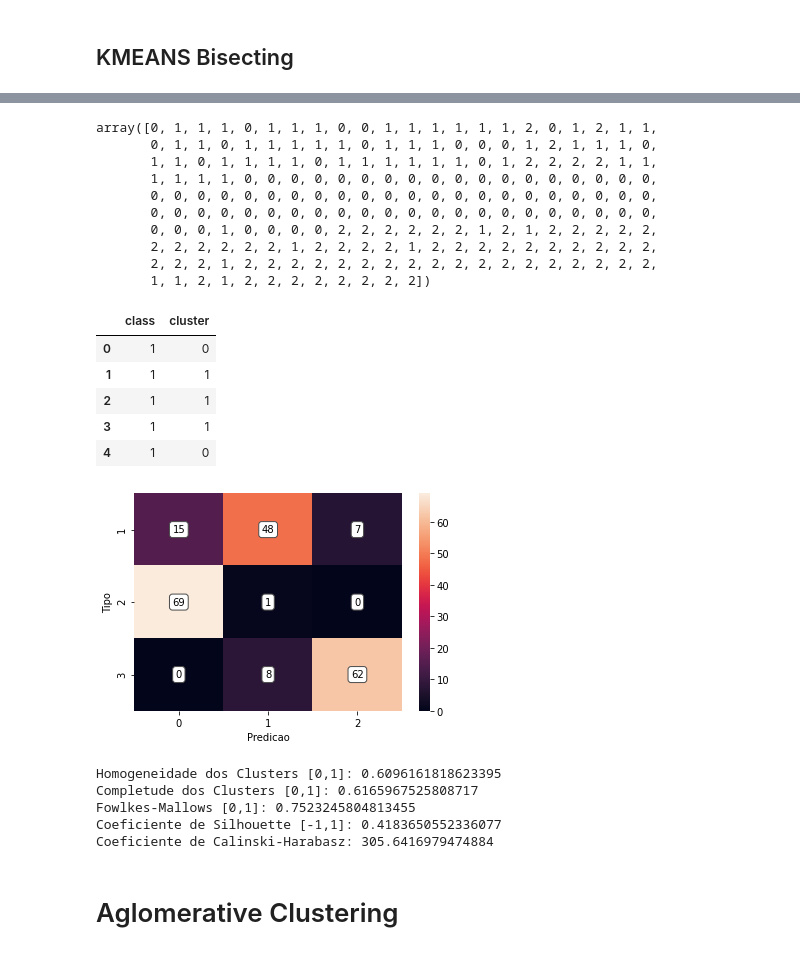
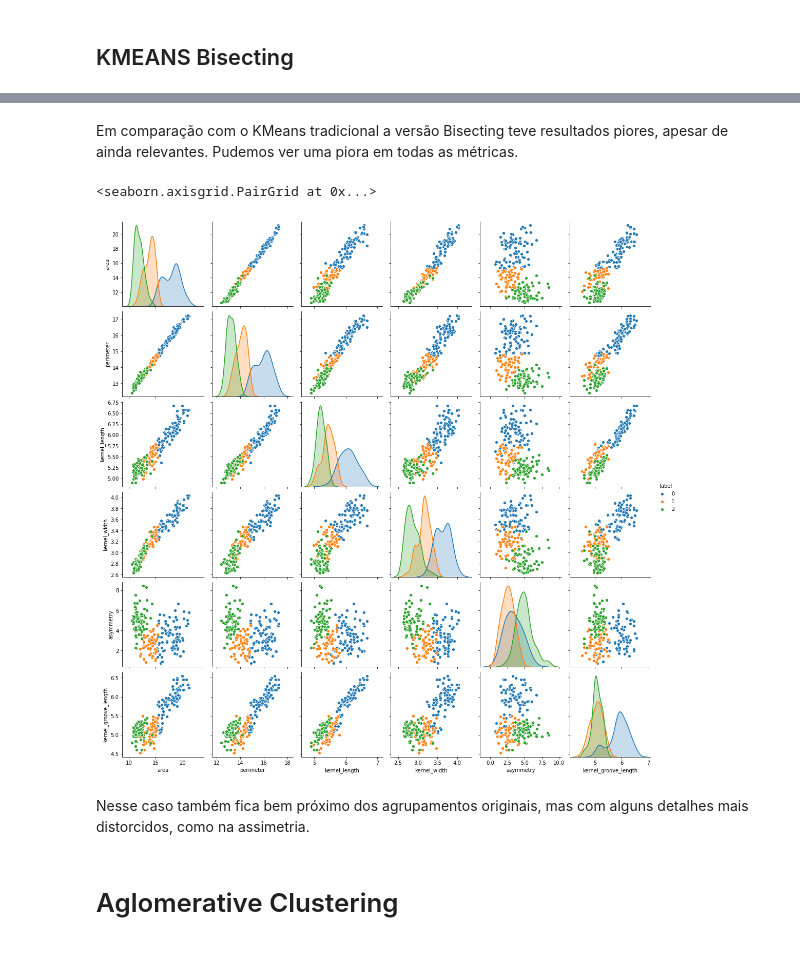
Before and after one commit to viniciuslettieri/Aprendizado-de-Maquina-2022.2, a Jupyter notebook: Clusterization/Comparacao de Metodos/tarefa_4_clusterizacao.ipynb, the cells around one changed output, grey strips where cells are left out. Saved outputs shown, nothing was run; the diff lists cells and outputs as text; code cells hidden in the pictures.

```diff
--- a/Clusterization/Comparacao de Metodos/tarefa_4_clusterizacao.ipynb
+++ b/Clusterization/Comparacao de Metodos/tarefa_4_clusterizacao.ipynb
@@ -160,4 +191,20 @@ Coeficiente de Calinski-Harabasz: 375.8049613895007
 # %% [markdown]
 ## KMEANS Bisecting
+# %%
+def run_bikmeans():
+    bikmeans_data = {}
+
+    bikmeans_data['model'] = BisectingKMeans(n_clusters=3, random_state=42)
+    bikmeans_data['model'].fit(df)
+
+    bikmeans_data['df_comparison'] = pd.DataFrame({
+        "class": df_label,
+        "cluster": bikmeans_data['model'].labels_
+    })
+    matriz_contingencia(bikmeans_data["df_comparison"])
+
+    calculate_metrics(bikmeans_data["df_comparison"], df)
+
+    return bikmeans_data
 # %%
-bikmeans_data = {}
+bikmeans_data = run_bikmeans()
@@ -164,44 +218,14 @@ bikmeans_data = {}
-# %%
-bikmeans_data['model'] = BisectingKMeans(n_clusters=3, random_state=42)
-bikmeans_data['model'].fit(df)
-
-bikmeans_data['model'].labels_
-# %% [output]
-array([0, 1, 1, 1, 0, 1, 1, 1, 0, 0, 1, 1, 1, 1, 1, 1, 2, 0, 1, 2, 1, 1,
-       0, 1, 1, 0, 1, 1, 1, 1, 1, 0, 1, 1, 1, 0, 0, 0, 1, 2, 1, 1, 1, 0,
-       1, 1, 0, 1, 1, 1, 1, 0, 1, 1, 1, 1, 1, 1, 0, 1, 2, 2, 2, 2, 1, 1,
-       1, 1, 1, 1, 0, 0, 0, 0, 0, 0, 0, 0, 0, 0, 0, 0, 0, 0, 0, 0, 0, 0,
-       0, 0, 0, 0, 0, 0, 0, 0, 0, 0, 0, 0, 0, 0, 0, 0, 0, 0, 0, 0, 0, 0,
-       0, 0, 0, 0, 0, 0, 0, 0, 0, 0, 0, 0, 0, 0, 0, 0, 0, 0, 0, 0, 0, 0,
-       0, 0, 0, 1, 0, 0, 0, 0, 2, 2, 2, 2, 2, 2, 1, 2, 1, 2, 2, 2, 2, 2,
-       2, 2, 2, 2, 2, 2, 1, 2, 2, 2, 2, 1, 2, 2, 2, 2, 2, 2, 2, 2, 2, 2,
-       2, 2, 2, 1, 2, 2, 2, 2, 2, 2, 2, 2, 2, 2, 2, 2, 2, 2, 2, 2, 2, 2,
-       1, 1, 2, 1, 2, 2, 2, 2, 2, 2, 2, 2])
-# %%
-bikmeans_data['df_comparison'] = pd.DataFrame({
-    "class": df_label,
-    "cluster": bikmeans_data['model'].labels_
-})
-bikmeans_data['df_comparison'].head()
-# %% [output]
-|  | class | cluster |
-| 0 | 1 | 0 |
-| 1 | 1 | 1 |
-| 2 | 1 | 1 |
-| 3 | 1 | 1 |
-| 4 | 1 | 0 |
-# %%
-matriz_contigencia(bikmeans_data["df_comparison"], df)
-# %% [output]
-[figure, removed]
-# %%
-calculate_metrics(bikmeans_data["df_comparison"], df)
-# %% [output]
-Homogeneidade dos Clusters [0,1]: 0.6096161818623395
-Completude dos Clusters [0,1]: 0.6165967525808717
-Fowlkes-Mallows [0,1]: 0.7523245804813455
-Coeficiente de Silhouette [-1,1]: 0.4183650552336077
-Coeficiente de Calinski-Harabasz: 305.6416979474884
+# %% [markdown]
+Em comparação com o KMeans tradicional a versão Bisecting teve resultados piores, apesar de ainda relevantes. Pudemos ver uma piora em todas as métricas.
+# %%
+df2 = df.copy()
+df2['label'] = bikmeans_data["model"].labels_
+sns.pairplot(df2, vars=df.columns, hue='label')
+# %% [output]
+<seaborn.axisgrid.PairGrid at 0x...>
+[figure, added]
+# %% [markdown]
+Nesse caso também fica bem próximo dos agrupamentos originais, mas com alguns detalhes mais distorcidos, como na assimetria.
 # %% [markdown]
 # Aglomerative Clustering
 # %% [markdown]
```
Also changed, not shown: parts of 51 cells of this notebook.
